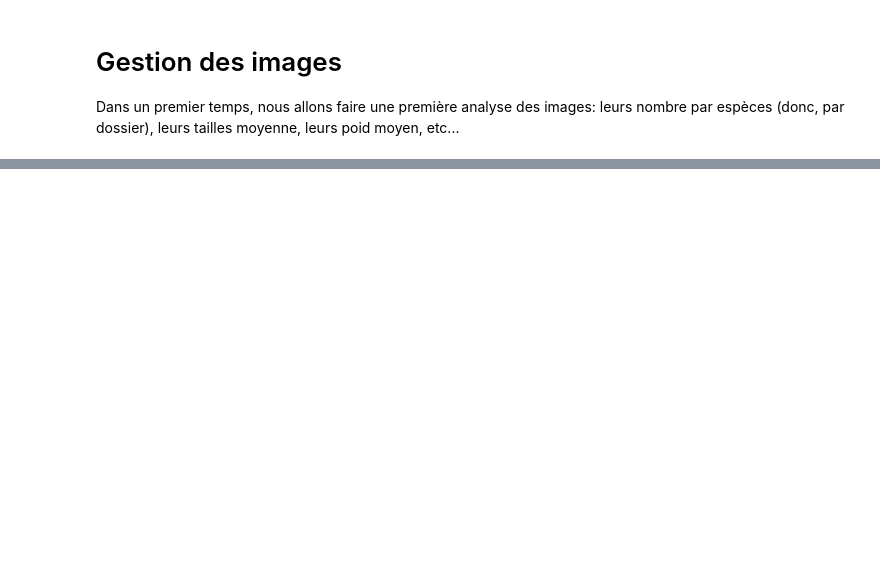
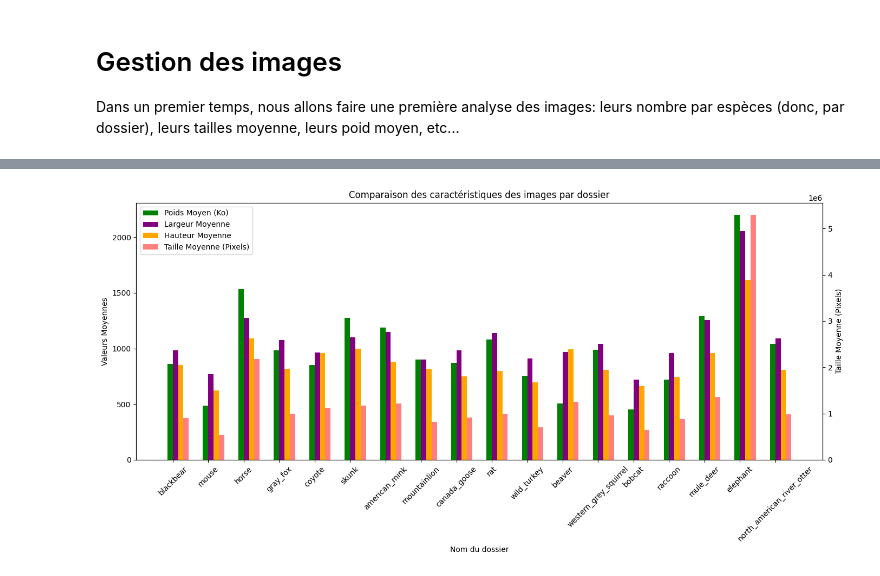
Before and after one commit to CedricSanchezGithub/ETL, a Jupyter notebook: notebook.ipynb, the cells around one changed output, grey strips where cells are left out. Saved outputs shown, nothing was run; the diff lists cells and outputs as text; code cells hidden in the pictures; blank space fills up the shorter version.

```diff
--- a/notebook.ipynb
+++ b/notebook.ipynb
@@ -317,0 +312,74 @@ AttributeError: 'list' object has no attribute 'write'
+# %%
+# 🔄 Fonction corrigée pour éviter le shadowing et enlever le "Nombre d'images"
+def get_image_info_extended(folder_path):
+    if not os.path.exists(folder_path):
+        return None, None, 0, 0
+
+    image_files = [f for f in os.listdir(folder_path) if f.lower().endswith(('png', 'jpg', 'jpeg'))]
+
+    widths_list, heights_list, sizes_kb_list, total_pixels_list = [], [], [], []
+
+    for img_file in image_files:
+        img_path = os.path.join(folder_path, img_file)
+        try:
+            with Image.open(img_path) as img:
+                img_width, img_height = img.size
+                file_size_kb = os.path.getsize(img_path) / 1024
+                widths_list.append(img_width)
+                heights_list.append(img_height)
+                sizes_kb_list.append(file_size_kb)
+                total_pixels_list.append(img_width * img_height)
+        except Exception as e:
+            print(f"Erreur avec l'image {img_file}: {e}")
+
+    avg_img_width = sum(widths_list) / len(widths_list) if widths_list else None
+    avg_img_height = sum(heights_list) / len(heights_list) if heights_list else None
+    avg_size_kb = sum(sizes_kb_list) / len(sizes_kb_list) if sizes_kb_list else None
+    avg_total_pixels = sum(total_pixels_list) / len(total_pixels_list) if total_pixels_list else None
+
+    return avg_img_width, avg_img_height, avg_size_kb, avg_total_pixels
+
+# 📊 Stockage des données étendues sans "Nombre d'images"
+image_data_extended = []
+
+for folder in df_all_animals["Nom du dossier"]:
+    folder_path_raw = os.path.join(raw_imgs, folder)
+    avg_img_width, avg_img_height, avg_size_kb, avg_total_pixels = get_image_info_extended(folder_path_raw)
+    image_data_extended.append([folder, avg_img_width, avg_img_height, avg_size_kb, avg_total_pixels])
+
+# 🔗 Création DataFrame mis à jour
+df_extended = pd.DataFrame(image_data_extended, columns=["Nom du dossier", "Largeur Moyenne", "Hauteur Moyenne", "Poids Moyen (Ko)", "Taille Moyenne (Pixels)"])
+
+# 👁️‍🗨️ Affichage du DataFrame
+display(df_extended)
+
+# 📊 Nouveau graphique avec axe secondaire (sans Nombre d'images)
+fig, ax1 = plt.subplots(figsize=(14,7))
+
+x_labels = df_extended["Nom du dossier"]
+x_range = range(len(x_labels))
+
+# 📏 Axe principal pour Poids et Dimensions
+ax1.bar([x + 0.15 for x in x_range], df_extended["Poids Moyen (Ko)"], width=0.15, label="Poids Moyen (Ko)", color='green')
+ax1.bar([x + 0.3 for x in x_range], df_extended["Largeur Moyenne"], width=0.15, label="Largeur Moyenne", color='purple')
+ax1.bar([x + 0.45 for x in x_range], df_extended["Hauteur Moyenne"], width=0.15, label="Hauteur Moyenne", color='orange')
+
+ax1.set_xlabel("Nom du dossier")
+ax1.set_ylabel("Valeurs Moyennes")
+ax1.set_xticks([x + 0.225 for x in x_range])
+ax1.set_xticklabels(x_labels, rotation=45)
+
+# 📊 Axe secondaire pour la Taille Moyenne (Pixels)
+ax2 = ax1.twinx()
+ax2.bar([x + 0.6 for x in x_range], df_extended["Taille Moyenne (Pixels)"], width=0.15, label="Taille Moyenne (Pixels)", color='red', alpha=0.5)
+ax2.set_ylabel("Taille Moyenne (Pixels)")
+
+# 🔖 Combinaison des légendes des deux axes
+handles1, labels1 = ax1.get_legend_handles_labels()
+handles2, labels2 = ax2.get_legend_handles_labels()
+ax1.legend(handles1 + handles2, labels1 + labels2, loc='upper left')
+
+plt.title("Comparaison des caractéristiques des images par dossier")
+plt.tight_layout()
+plt.show()
+# %% [output]
@@ -318,3 +403,4 @@ AttributeError: 'list' object has no attribute 'write'
+[figure, added]
 # %%
 # Écrire les données dans la table MySQL
 cleaned_df.write \
```
Also changed, not shown: parts of 12 cells of this notebook, 1 other file.
